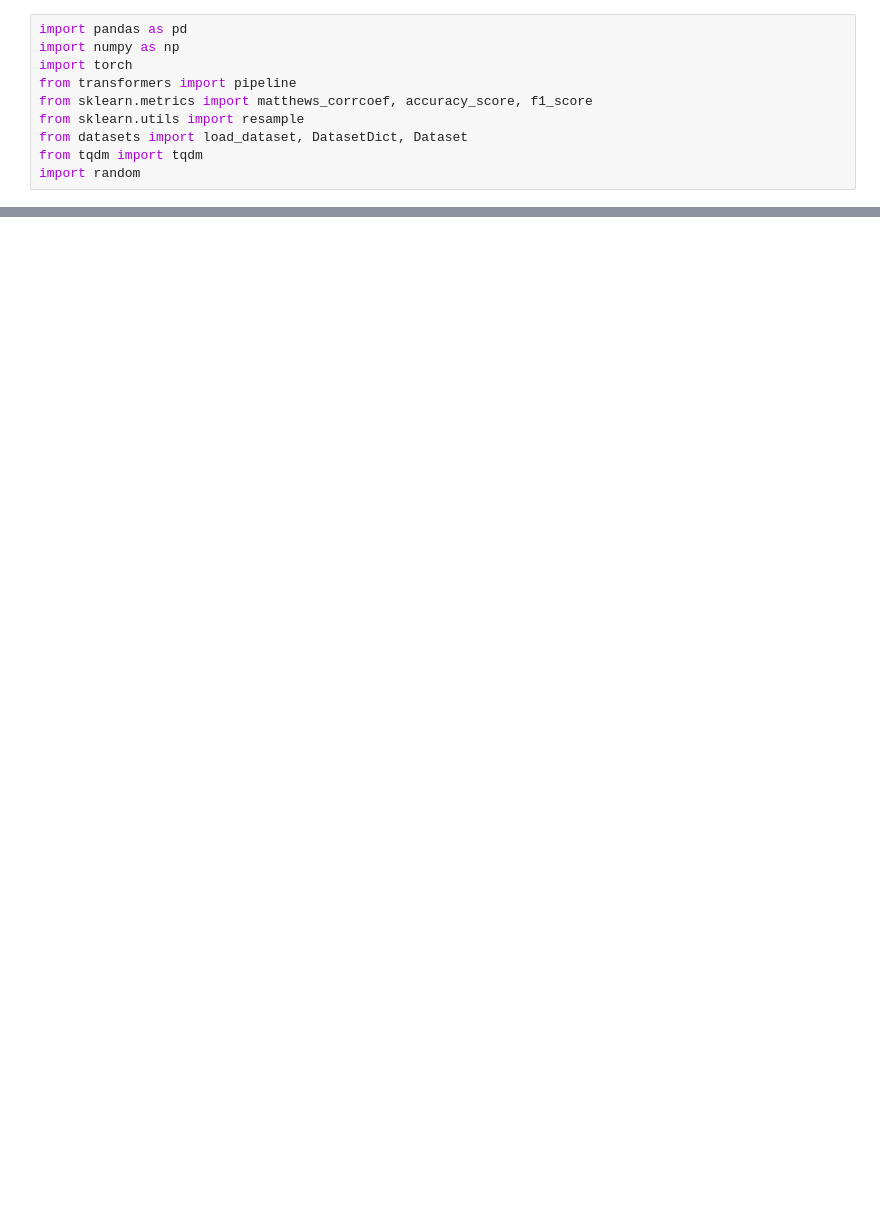
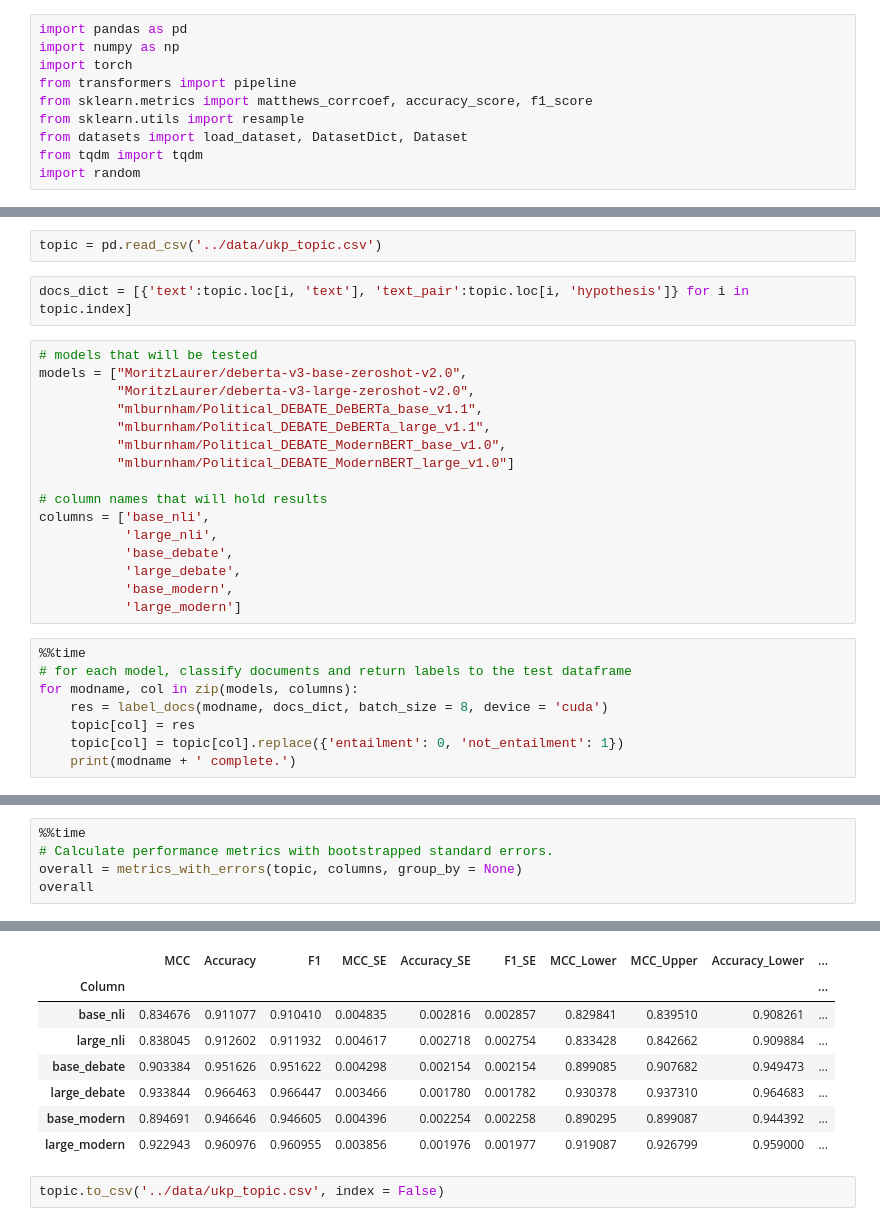
Before and after one commit to MLBurnham/pol_DEBATE, a Jupyter notebook: validation/benchmark_external_datasets.ipynb, the cells around one changed output, grey strips where cells are left out. Saved outputs shown, nothing was run; the diff lists cells and outputs as text; blank space fills up the shorter version.

```diff
--- a/validation/benchmark_external_datasets.ipynb
+++ b/validation/benchmark_external_datasets.ipynb
@@ -229,0 +221,28 @@ Wall time: 1min 16s
+# %%
+topic = pd.read_csv('../data/ukp_topic.csv')
+# %%
+docs_dict = [{'text':topic.loc[i, 'text'], 'text_pair':topic.loc[i, 'hypothesis']} for i in topic.index]
+# %%
+# models that will be tested
+models = ["MoritzLaurer/deberta-v3-base-zeroshot-v2.0",
+          "MoritzLaurer/deberta-v3-large-zeroshot-v2.0",
+          "mlburnham/Political_DEBATE_DeBERTa_base_v1.1",
+          "mlburnham/Political_DEBATE_DeBERTa_large_v1.1",
+          "mlburnham/Political_DEBATE_ModernBERT_base_v1.0",
+          "mlburnham/Political_DEBATE_ModernBERT_large_v1.0"]
+
+# column names that will hold results
+columns = ['base_nli',
+           'large_nli',
+           'base_debate',
+           'large_debate',
+           'base_modern',
+           'large_modern']
+# %%
+%%time
+# for each model, classify documents and return labels to the test dataframe
+for modname, col in zip(models, columns):
+    res = label_docs(modname, docs_dict, batch_size = 8, device = 'cuda')
+    topic[col] = res
+    topic[col] = topic[col].replace({'entailment': 0, 'not_entailment': 1})
+    print(modname + ' complete.')
@@ -229,0 +264,6 @@ Wall time: 1min 16s
+# %%
+%%time
+# Calculate performance metrics with bootstrapped standard errors.
+overall = metrics_with_errors(topic, columns, group_by = None)
+overall
+# %% [output]
@@ -229,0 +272,10 @@ Wall time: 1min 16s
+|  | MCC | Accuracy | F1 | MCC_SE | Accuracy_SE | F1_SE | MCC_Lower | MCC_Upper | Accuracy_Lower | ... |
+| Column |  |  |  |  |  |  |  |  |  | ... |
+| base_nli | 0.834676 | 0.911077 | 0.910410 | 0.004835 | 0.002816 | 0.002857 | 0.829841 | 0.839510 | 0.908261 | ... |
+| large_nli | 0.838045 | 0.912602 | 0.911932 | 0.004617 | 0.002718 | 0.002754 | 0.833428 | 0.842662 | 0.909884 | ... |
+| base_debate | 0.903384 | 0.951626 | 0.951622 | 0.004298 | 0.002154 | 0.002154 | 0.899085 | 0.907682 | 0.949473 | ... |
+| large_debate | 0.933844 | 0.966463 | 0.966447 | 0.003466 | 0.001780 | 0.001782 | 0.930378 | 0.937310 | 0.964683 | ... |
+| base_modern | 0.894691 | 0.946646 | 0.946605 | 0.004396 | 0.002254 | 0.002258 | 0.890295 | 0.899087 | 0.944392 | ... |
+| large_modern | 0.922943 | 0.960976 | 0.960955 | 0.003856 | 0.001976 | 0.001977 | 0.919087 | 0.926799 | 0.959000 | ... |
+# %%
+topic.to_csv('../data/ukp_topic.csv', index = False)
```
Also changed, not shown: parts of 20 cells of this notebook.
